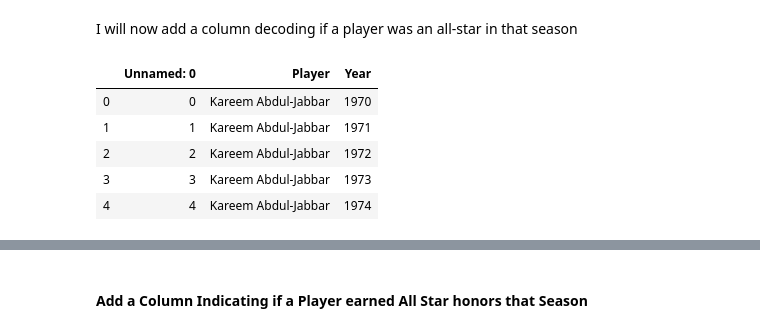
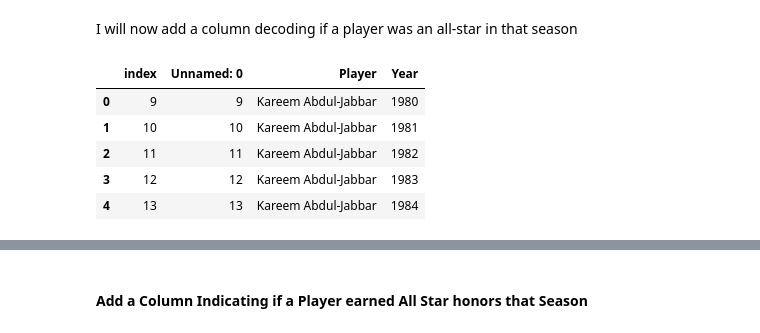
Before and after one commit to jacquelinekclee/naivebayes_nba_players, a Jupyter notebook: naive_bayes_nba_players.ipynb, the cells around one changed output, grey strips where cells are left out. Saved outputs shown, nothing was run; the diff lists cells and outputs as text; code cells hidden in the pictures.

```diff
--- a/naive_bayes_nba_players.ipynb
+++ b/naive_bayes_nba_players.ipynb
@@ -240,14 +239,14 @@ stats.head()
 I will now add a column decoding if a player was an all-star in that season
 # %%
 all_stars_df = pd.read_csv('all_stars.csv')
-all_stars_df = all_stars_df.rename(columns = {'Name':'Player'})
+all_stars_df = all_stars_df.loc[all_stars_df['Year'] >= 1980].reset_index().rename(columns = {'Name':'Player'})
 all_stars_df.head()
 # %% [output]
-|  | Unnamed: 0 | Player | Year |
-| 0 | 0 | Kareem Abdul-Jabbar | 1970 |
-| 1 | 1 | Kareem Abdul-Jabbar | 1971 |
-| 2 | 2 | Kareem Abdul-Jabbar | 1972 |
-| 3 | 3 | Kareem Abdul-Jabbar | 1973 |
-| 4 | 4 | Kareem Abdul-Jabbar | 1974 |
+|  | index | Unnamed: 0 | Player | Year |
+| 0 | 9 | 9 | Kareem Abdul-Jabbar | 1980 |
+| 1 | 10 | 10 | Kareem Abdul-Jabbar | 1981 |
+| 2 | 11 | 11 | Kareem Abdul-Jabbar | 1982 |
+| 3 | 12 | 12 | Kareem Abdul-Jabbar | 1983 |
+| 4 | 13 | 13 | Kareem Abdul-Jabbar | 1984 |
 # %%
 # create tuples with the format (Player, Year)
```
Also changed, not shown: parts of 90 cells of this notebook.
